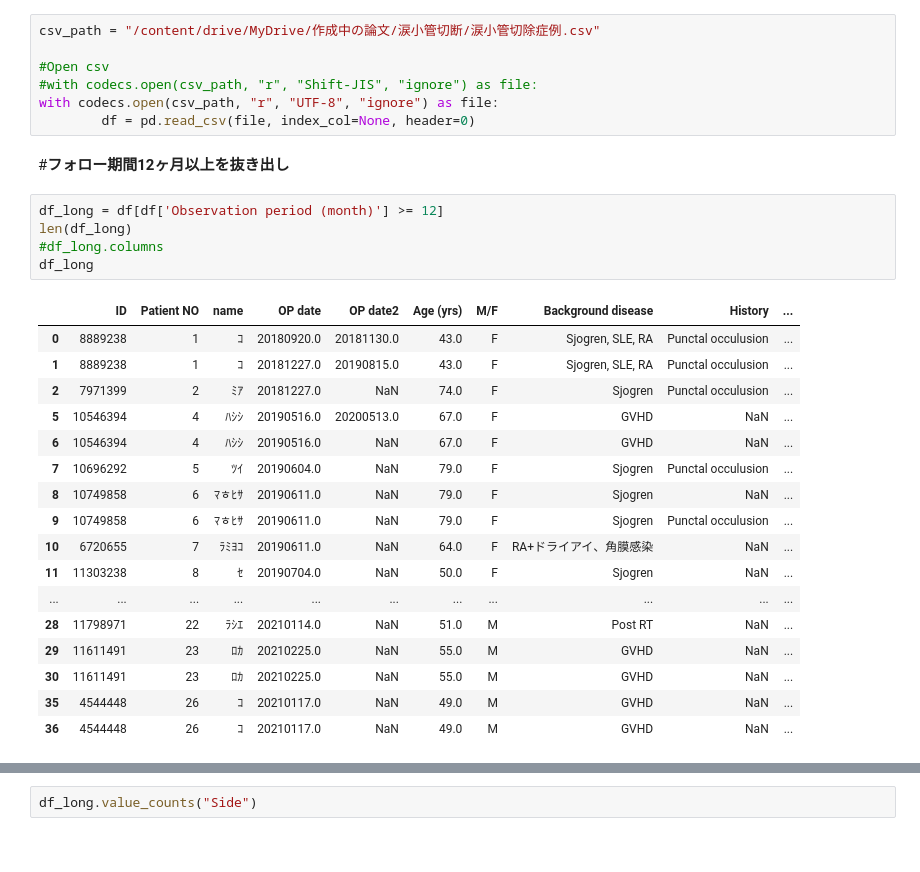
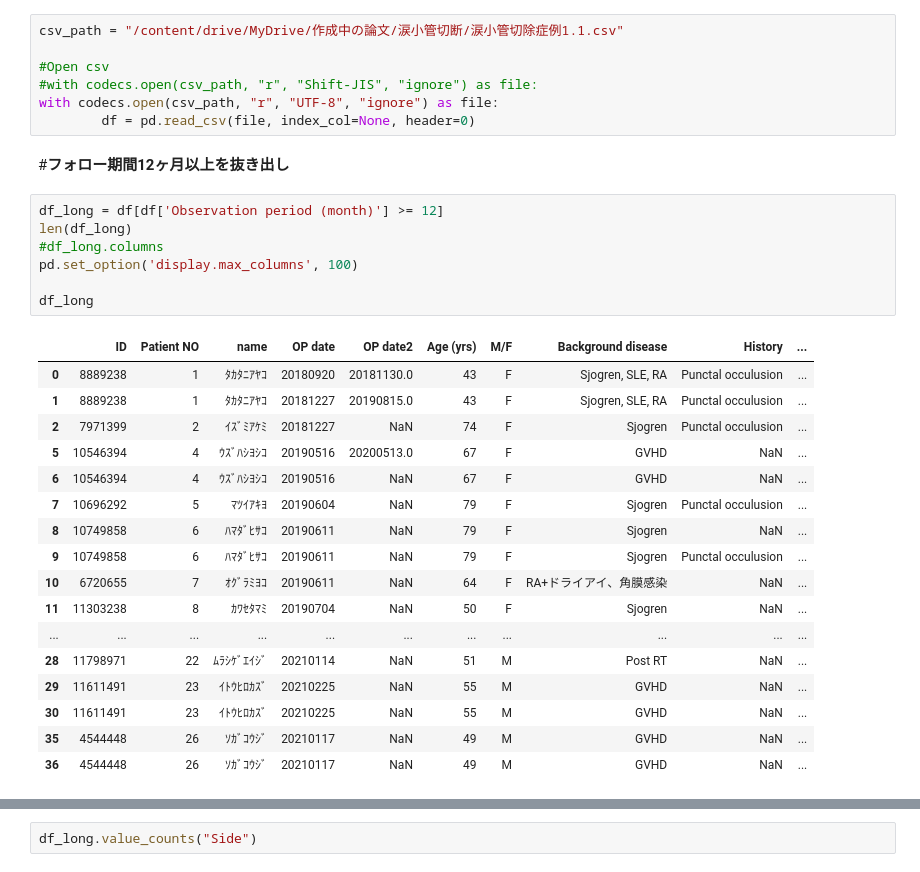
Before and after one commit to ykitaguchi77/statistics_for_articles, a Jupyter notebook: Canalicular_excision.ipynb, the cells around one changed output, grey strips where cells are left out. Drawn from its saved outputs; the diff is of its cells as text.

```diff
--- a/Canalicular_excision.ipynb
+++ b/Canalicular_excision.ipynb
@@ -13,5 +23,5 @@ import numpy as np
 # %%
-csv_path = "/content/drive/MyDrive/作成中の論文/涙小管切断/涙小管切除症例.csv"
+csv_path = "/content/drive/MyDrive/作成中の論文/涙小管切断/涙小管切除症例1.1.csv"
 
 #Open csv
 #with codecs.open(csv_path, "r", "Shift-JIS", "ignore") as file:
@@ -22,26 +32,28 @@ with codecs.open(csv_path, "r", "UTF-8", "ignore") as file:
 # %%
 df_long = df[df['Observation period (month)'] >= 12]
 len(df_long)
 #df_long.columns
+pd.set_option('display.max_columns', 100)
+
 df_long
 # %% [output]
 |  | ID | Patient NO | name | OP date | OP date2 | Age (yrs) | M/F | Background disease | History | ... |
-| 0 | 8889238 | 1 | ｺ | 20180920.0 | 20181130.0 | 43.0 | F | Sjogren, SLE, RA | Punctal occulusion | ... |
-| 1 | 8889238 | 1 | ｺ | 20181227.0 | 20190815.0 | 43.0 | F | Sjogren, SLE, RA | Punctal occulusion | ... |
-| 2 | 7971399 | 2 | ﾐｱ | 20181227.0 | NaN | 74.0 | F | Sjogren | Punctal occulusion | ... |
-| 5 | 10546394 | 4 | ﾊｼｼ | 20190516.0 | 20200513.0 | 67.0 | F | GVHD | NaN | ... |
-| 6 | 10546394 | 4 | ﾊｼｼ | 20190516.0 | NaN | 67.0 | F | GVHD | NaN | ... |
-| 7 | 10696292 | 5 | ﾂｲ | 20190604.0 | NaN | 79.0 | F | Sjogren | Punctal occulusion | ... |
-| 8 | 10749858 | 6 | ﾏﾾﾋｻ | 20190611.0 | NaN | 79.0 | F | Sjogren | NaN | ... |
-| 9 | 10749858 | 6 | ﾏﾾﾋｻ | 20190611.0 | NaN | 79.0 | F | Sjogren | Punctal occulusion | ... |
-| 10 | 6720655 | 7 | ﾗﾐﾖｺ | 20190611.0 | NaN | 64.0 | F | RA+ドライアイ、角膜感染 | NaN | ... |
-| 11 | 11303238 | 8 | ｾ | 20190704.0 | NaN | 50.0 | F | Sjogren | NaN | ... |
+| 0 | 8889238 | 1 | ﾀｶﾀﾆｱﾔｺ | 20180920 | 20181130.0 | 43 | F | Sjogren, SLE, RA | Punctal occulusion | ... |
+| 1 | 8889238 | 1 | ﾀｶﾀﾆｱﾔｺ | 20181227 | 20190815.0 | 43 | F | Sjogren, SLE, RA | Punctal occulusion | ... |
+| 2 | 7971399 | 2 | ｲｽﾞﾐｱｹﾐ | 20181227 | NaN | 74 | F | Sjogren | Punctal occulusion | ... |
+| 5 | 10546394 | 4 | ｳｽﾞﾊｼﾖｼｺ | 20190516 | 20200513.0 | 67 | F | GVHD | NaN | ... |
+| 6 | 10546394 | 4 | ｳｽﾞﾊｼﾖｼｺ | 20190516 | NaN | 67 | F | GVHD | NaN | ... |
+| 7 | 10696292 | 5 | ﾏﾂｲｱｷﾖ | 20190604 | NaN | 79 | F | Sjogren | Punctal occulusion | ... |
+| 8 | 10749858 | 6 | ﾊﾏﾀﾞﾋｻｺ | 20190611 | NaN | 79 | F | Sjogren | NaN | ... |
+| 9 | 10749858 | 6 | ﾊﾏﾀﾞﾋｻｺ | 20190611 | NaN | 79 | F | Sjogren | Punctal occulusion | ... |
+| 10 | 6720655 | 7 | ｵｸﾞﾗﾐﾖｺ | 20190611 | NaN | 64 | F | RA+ドライアイ、角膜感染 | NaN | ... |
+| 11 | 11303238 | 8 | ｶﾜｾﾀﾏﾐ | 20190704 | NaN | 50 | F | Sjogren | NaN | ... |
 | ... | ... | ... | ... | ... | ... | ... | ... | ... | ... | ... |
-| 28 | 11798971 | 22 | ﾗｼｴ | 20210114.0 | NaN | 51.0 | M | Post RT | NaN | ... |
-| 29 | 11611491 | 23 | ﾛｶ | 20210225.0 | NaN | 55.0 | M | GVHD | NaN | ... |
-| 30 | 11611491 | 23 | ﾛｶ | 20210225.0 | NaN | 55.0 | M | GVHD | NaN | ... |
-| 35 | 4544448 | 26 | ｺ | 20210117.0 | NaN | 49.0 | M | GVHD | NaN | ... |
-| 36 | 4544448 | 26 | ｺ | 20210117.0 | NaN | 49.0 | M | GVHD | NaN | ... |
+| 28 | 11798971 | 22 | ﾑﾗｼｹﾞｴｲｼﾞ | 20210114 | NaN | 51 | M | Post RT | NaN | ... |
+| 29 | 11611491 | 23 | ｲﾄｳﾋﾛｶｽﾞ | 20210225 | NaN | 55 | M | GVHD | NaN | ... |
+| 30 | 11611491 | 23 | ｲﾄｳﾋﾛｶｽﾞ | 20210225 | NaN | 55 | M | GVHD | NaN | ... |
+| 35 | 4544448 | 26 | ｿｶﾞｺｳｼﾞ | 20210117 | NaN | 49 | M | GVHD | NaN | ... |
+| 36 | 4544448 | 26 | ｿｶﾞｺｳｼﾞ | 20210117 | NaN | 49 | M | GVHD | NaN | ... |
 # %%
 from sklearn.preprocessing import OneHotEncoder
 
```
Also changed, not shown: parts of 9 cells of this notebook.
